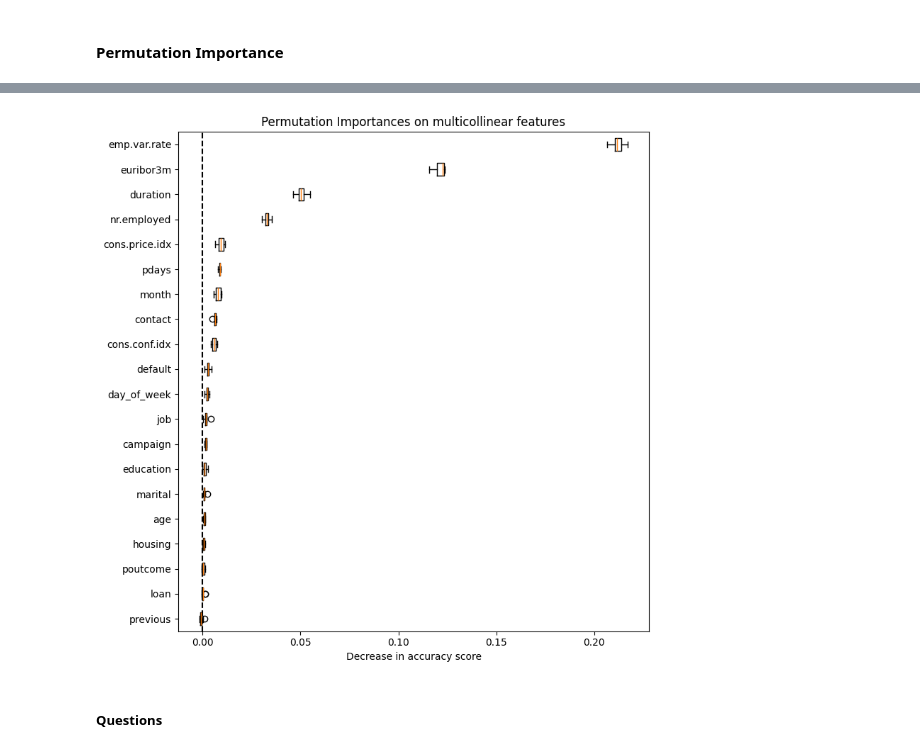
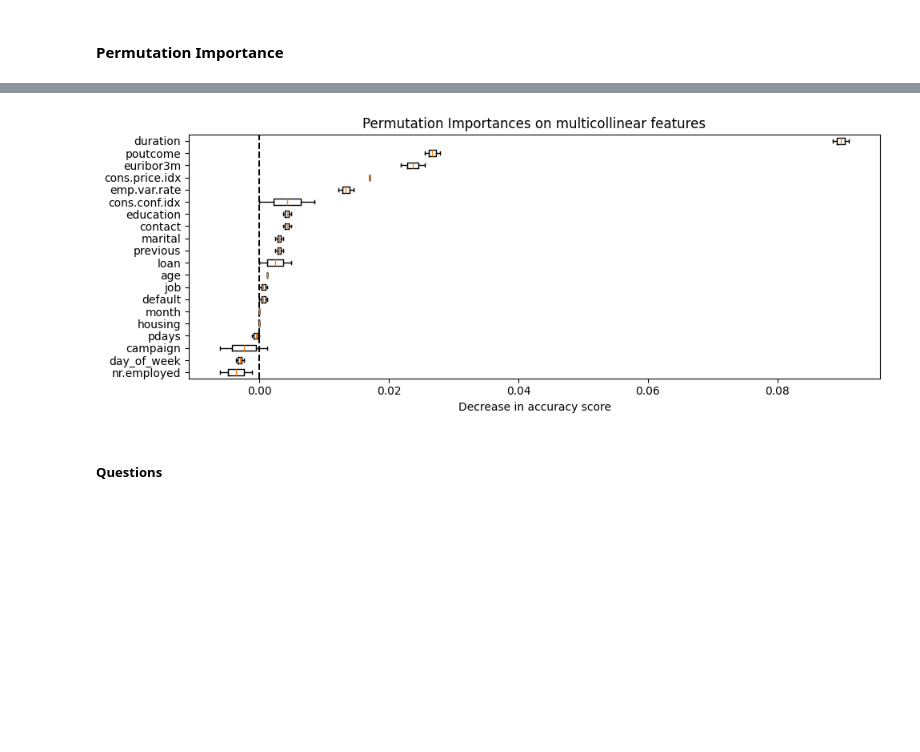
Before and after one commit to fazeelgm/UCB_ML_AI_PracticalApp_III, a Jupyter notebook: ClassifiersComparison-MarketingCampaigns.ipynb, the cells around one changed output, grey strips where cells are left out. Drawn from its saved outputs; the diff is of its cells as text; code cells hidden in the pictures; blank space fills up the shorter version.

```diff
--- a/ClassifiersComparison-MarketingCampaigns.ipynb
+++ b/ClassifiersComparison-MarketingCampaigns.ipynb
@@ -463,8 +466,8 @@ name = 'LogisticRegression'
 model = LogisticRegression()
 
 # Get metrics row for the report - will fit() and predict() to generate metrics
-results[name] = build_results_row(name, model, X_train_scaled, X_test_scaled, y_train, y_test)
-results_df = pd.DataFrame(results).T
+results_defaults[name] = build_results_row(name, model, X_train_scaled, X_test_scaled, y_train, y_test)
+results_df = pd.DataFrame(results_defaults).T
 
 results_df.loc[name:][report_cols]
 # %% [output]
@@ -510,6 +513,6 @@ models = {
 
 for name, model in models.items():
     # Get metrics row for the report - will fit() and predict() to generate metrics
-    results[name] = build_results_row(name, model, X_train_scaled, X_test_scaled, y_train, y_test)
+    results_defaults[name] = build_results_row(name, model, X_train_scaled, X_test_scaled, y_train, y_test)
 # %% [output]
 KNeighborsClassifier: Starting
@@ -600,9 +603,9 @@ array([1.00000000e-03, 5.62341325e-02, 3.16227766e+00, 1.77827941e+02,
        1.00000000e+04])
 # %%
 # Perform GridSearchCV
-CV=5
+CV=2
 VERBOSE=3
-results = {}
+results_tuned = {}
 
 for name, model in models.items():
 
@@ -610,6 +613,6 @@ for name, model in models.items():
     grid_search = GridSearchCV(model, param_grid=param_grid[name], scoring='accuracy',
                               cv=CV, verbose=VERBOSE)
 
-    results[name] = build_results_row(name, grid_search, X_train_scaled, X_test_scaled, y_train, y_test, use_best=True)
+    results_tuned[name] = build_results_row(name, grid_search, X_train_scaled, X_test_scaled, y_train, y_test, use_best=True)
     print(f'{name}: Done GridSearchCV optimization ({CV}-fold)', flush=True)
 # %% [output]
@@ -881,11 +928,6 @@ Top 10 Feature Importances from the tuned VotingRegressor:
 # %%
-from sklearn.inspection import permutation_importance
-
 top_n=10
-p_imp = permutation_importance(best_model, X_test_scaled, y_test, n_repeats=10, random_state=Config.RANDOM_STATE)
+feature_names = X_train.columns
+p_imp = permutation_importance(best_model, X_test_scaled, y_test, n_repeats=CV, random_state=Config.RANDOM_STATE)
 p_imp_mean = p_imp.importances_mean
 p_imp_df = pd.DataFrame({'Feature': feature_names, 'Importance': p_imp_mean})
-
-dfi.export(p_imp_df.head(top_n), 'images/table_permutation_imp.png')
-
-p_imp_df.sort_values(by='Importance', ascending=False).head(top_n)
@@ -919,15 +970,15 @@ def plot_permutation_importance(p_imp_result, features, p_imp_mean, ax):
     ax.axvline(x=0, color="k", linestyle="--")
     return ax
 # %%
-fig, ax = plt.subplots(figsize=(8, 8))
+fig, ax = plt.subplots(figsize=(Config.PAGE_WIDTH, 4))
 plot_permutation_importance(p_imp, feature_names, p_imp_mean, ax)
 ax.set_title("Permutation Importances on multicollinear features")
 ax.set_xlabel("Decrease in accuracy score")
 _ = ax.figure.tight_layout()
 
 plt.savefig('images/permutation_importance.png')
 plt.show()
 # %% [output]
-[figure, old version]
+[figure, new version]
 # %% [markdown]
 ##### Questions
```
Also changed, not shown: parts of 35 cells of this notebook.
